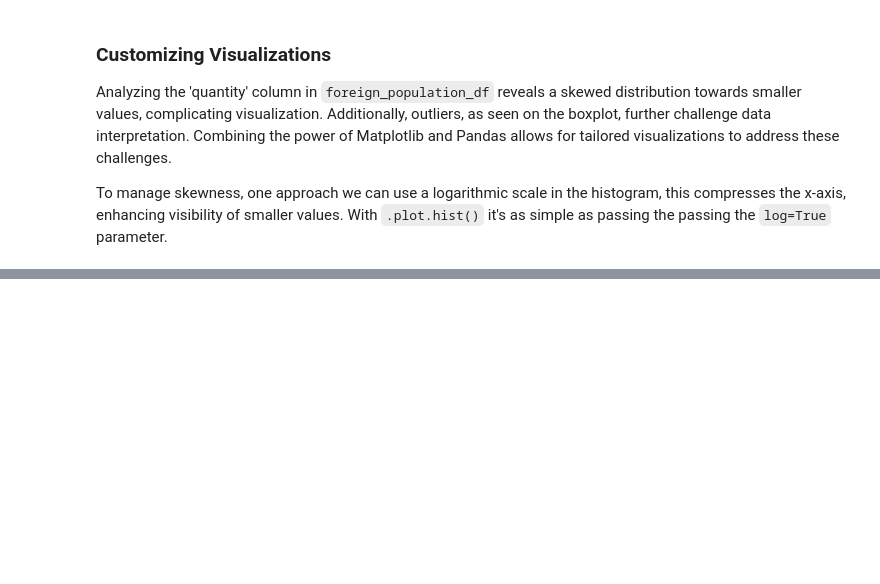
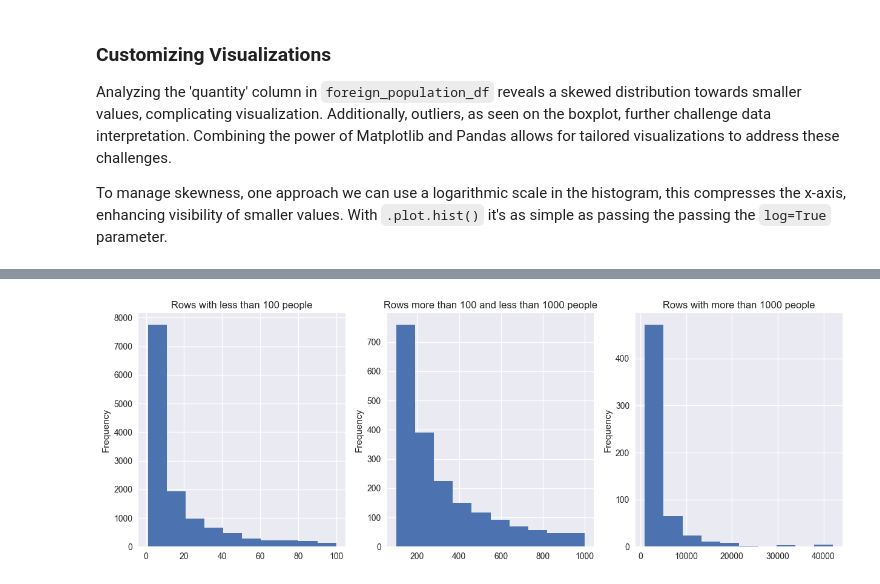
Before and after one commit to EricNSuarez/DataPrepPyInsights, a Jupyter notebook: Chapter1/DataPreprocessingInsights.ipynb, the cells around one changed output, grey strips where cells are left out. Saved outputs shown, nothing was run; the diff lists cells and outputs as text; code cells hidden in the pictures; blank space fills up the shorter version.

```diff
--- a/Chapter1/DataPreprocessingInsights.ipynb
+++ b/Chapter1/DataPreprocessingInsights.ipynb
@@ -203,0 +207,17 @@ plt.show()
+# %%
+# Create the figure and axes to display the visualizations
+fig, axes = plt.subplots(1, 3, figsize=(15, 5))
+
+# Create histograms applying small multiples concept
+foreign_population_df[foreign_population_df["quantity"].between(0, 100)]["quantity"].plot.hist(ax=axes[0])
+axes[0].set_title("Rows with less than 100 people")
+
+foreign_population_df[foreign_population_df["quantity"].between(101, 1000)]["quantity"].plot.hist(ax=axes[1])
+axes[1].set_title("Rows more than 100 and less than 1000 people")
+
+foreign_population_df[foreign_population_df["quantity"].between(1001, foreign_population_df["quantity"].max())]["quantity"].plot.hist(ax=axes[2])
+axes[2].set_title("Rows with more than 1000 people")
+
+plt.show()
+# %% [output]
+[figure, added]
```
Also changed, not shown: parts of 3 cells of this notebook.
